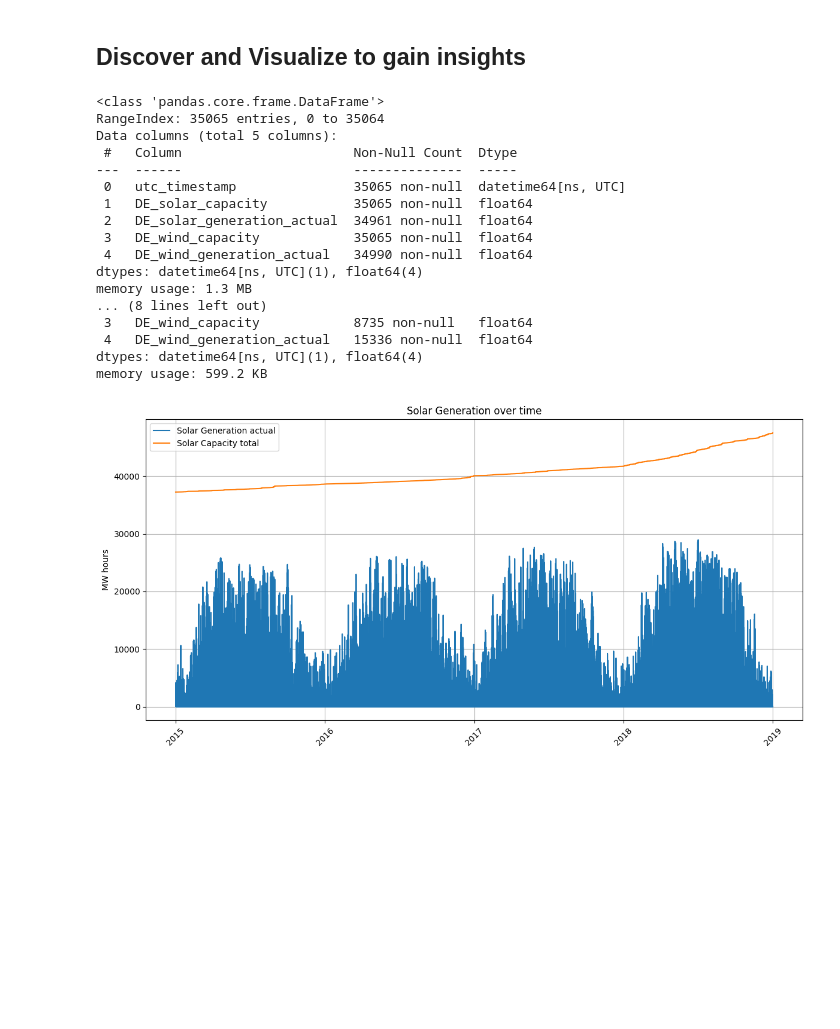
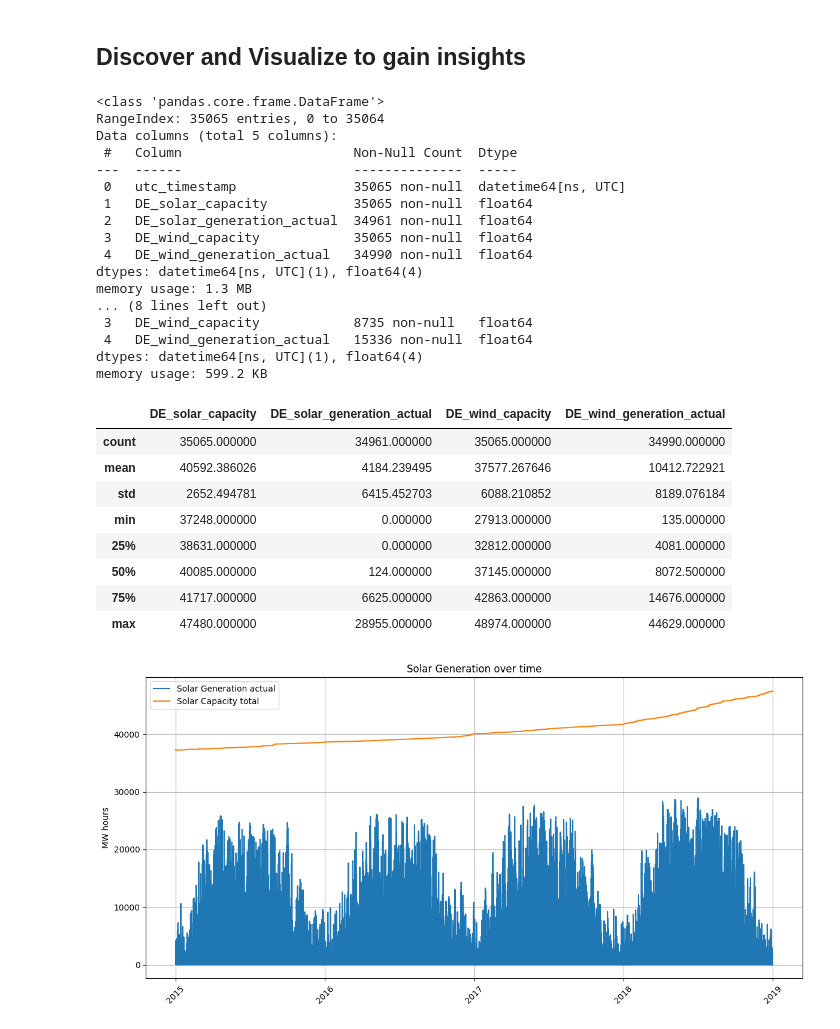
Before and after one commit to M0r13n/ml-playground, a Jupyter notebook: energy_weather/EnergyWeather.ipynb, the cells around one changed output. Saved outputs shown, nothing was run; the diff lists cells and outputs as text; code cells hidden in the pictures; blank space fills up the shorter version.

```diff
--- a/energy_weather/EnergyWeather.ipynb
+++ b/energy_weather/EnergyWeather.ipynb
@@ -113,27 +113,34 @@ weather_training_df, weather_validation_df = get_weather_datasets()
 # %%
 energy_training_df.info()
 energy_validation_df.info()
 energy_training_df.describe()
-
-energy_training_df.set_index('utc_timestamp', inplace=True)
 # %% [output]
 <class 'pandas.core.frame.DataFrame'>
 RangeIndex: 35065 entries, 0 to 35064
 Data columns (total 5 columns):
  #   Column                      Non-Null Count  Dtype
 ---  ------                      --------------  -----
  0   utc_timestamp               35065 non-null  datetime64[ns, UTC]
  1   DE_solar_capacity           35065 non-null  float64
  2   DE_solar_generation_actual  34961 non-null  float64
  3   DE_wind_capacity            35065 non-null  float64
  4   DE_wind_generation_actual   34990 non-null  float64
 dtypes: datetime64[ns, UTC](1), float64(4)
 memory usage: 1.3 MB
 ... (8 lines left out)
  3   DE_wind_capacity            8735 non-null   float64
  4   DE_wind_generation_actual   15336 non-null  float64
 dtypes: datetime64[ns, UTC](1), float64(4)
 memory usage: 599.2 KB
+|  | DE_solar_capacity | DE_solar_generation_actual | DE_wind_capacity | DE_wind_generation_actual |
+| count | 35065.000000 | 34961.000000 | 35065.000000 | 34990.000000 |
+| mean | 40592.386026 | 4184.239495 | 37577.267646 | 10412.722921 |
+| std | 2652.494781 | 6415.452703 | 6088.210852 | 8189.076184 |
+| min | 37248.000000 | 0.000000 | 27913.000000 | 135.000000 |
+| 25% | 38631.000000 | 0.000000 | 32812.000000 | 4081.000000 |
+| 50% | 40085.000000 | 124.000000 | 37145.000000 | 8072.500000 |
+| 75% | 41717.000000 | 6625.000000 | 42863.000000 | 14676.000000 |
+| max | 47480.000000 | 28955.000000 | 48974.000000 | 44629.000000 |
 # %%
 import matplotlib.pyplot as plt
 import matplotlib.dates as mdates
```
Also changed, not shown: parts of 7 cells of this notebook.
